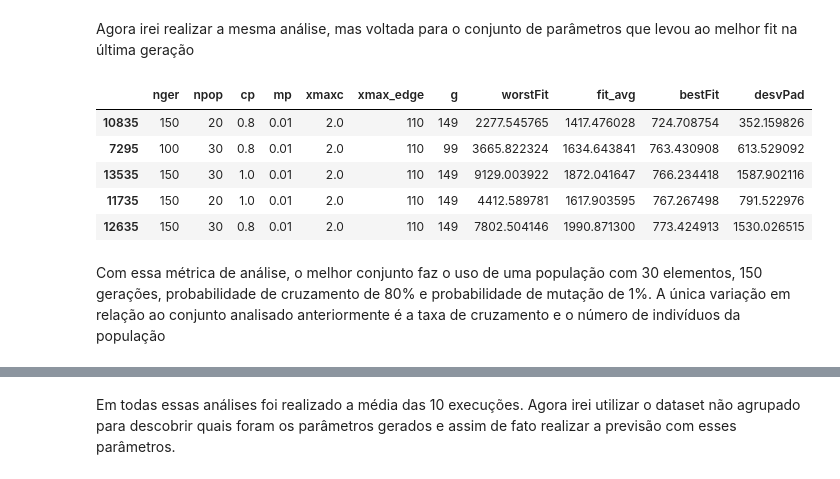
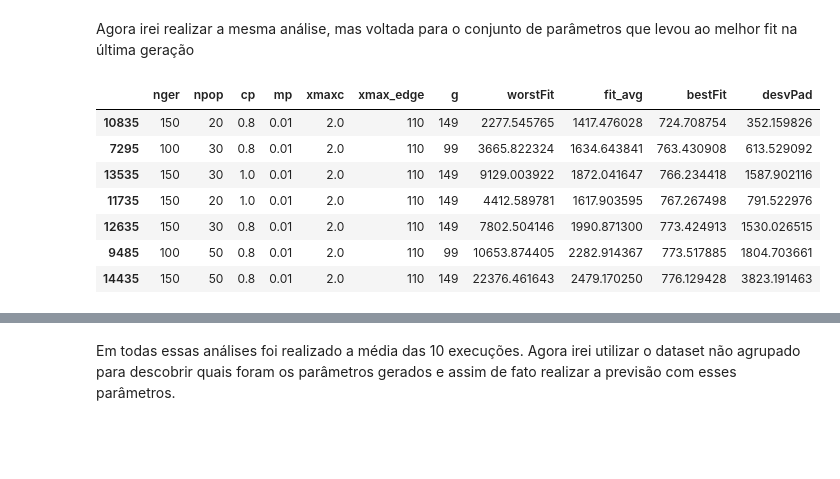
Before and after one commit to warSantos/covid-19, a Jupyter notebook: analise_resultados.ipynb, the cells around one changed output, grey strips where cells are left out. Saved outputs shown, nothing was run; the diff lists cells and outputs as text; code cells hidden in the pictures; blank space fills up the shorter version.

Commit message:
Análise do teste fatorial

```diff
--- a/analise_resultados.ipynb
+++ b/analise_resultados.ipynb
@@ -124,13 +124,13 @@ plt.legend()
 # %% [markdown]
 Agora irei realizar a mesma análise, mas voltada para o conjunto de parâmetros que levou ao melhor fit na última geração
 # %%
-datasetFinal.sort_values(by=['bestFit']).head(5)
+datasetFinal.sort_values(by=['bestFit']).head(7)
 # %% [output]
 |  | nger | npop | cp | mp | xmaxc | xmax_edge | g | worstFit | fit_avg | bestFit | desvPad |
 | 10835 | 150 | 20 | 0.8 | 0.01 | 2.0 | 110 | 149 | 2277.545765 | 1417.476028 | 724.708754 | 352.159826 |
 | 7295 | 100 | 30 | 0.8 | 0.01 | 2.0 | 110 | 99 | 3665.822324 | 1634.643841 | 763.430908 | 613.529092 |
 | 13535 | 150 | 30 | 1.0 | 0.01 | 2.0 | 110 | 149 | 9129.003922 | 1872.041647 | 766.234418 | 1587.902116 |
 | 11735 | 150 | 20 | 1.0 | 0.01 | 2.0 | 110 | 149 | 4412.589781 | 1617.903595 | 767.267498 | 791.522976 |
 | 12635 | 150 | 30 | 0.8 | 0.01 | 2.0 | 110 | 149 | 7802.504146 | 1990.871300 | 773.424913 | 1530.026515 |
+| 9485 | 100 | 50 | 0.8 | 0.01 | 2.0 | 110 | 99 | 10653.874405 | 2282.914367 | 773.517885 | 1804.703661 |
+| 14435 | 150 | 50 | 0.8 | 0.01 | 2.0 | 110 | 149 | 22376.461643 | 2479.170250 | 776.129428 | 3823.191463 |
-# %% [markdown]
-Com essa métrica de análise, o melhor conjunto faz o uso de uma população com 30 elementos, 150 gerações, probabilidade de cruzamento de 80% e probabilidade de mutação de 1%. A única variação em relação ao conjunto analisado anteriormente é a taxa de cruzamento e o número de indivíduos da população
```
Also changed, not shown: parts of 9 cells of this notebook, 1 other file.
